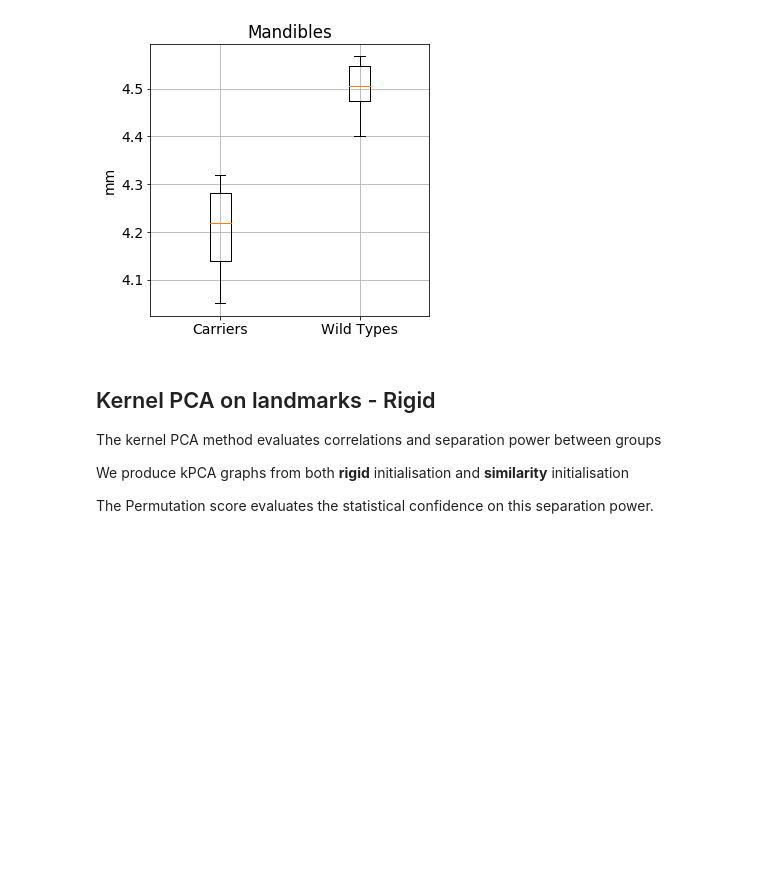
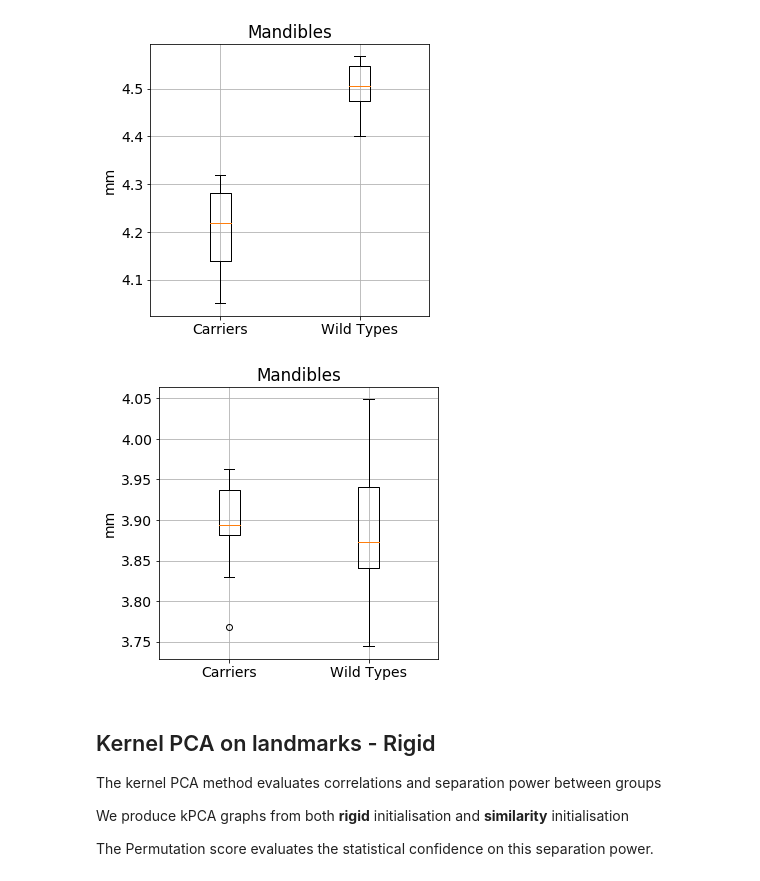
Before and after one commit to marta-vidalgarcia/landmark-free-deformetrica, a Jupyter notebook: paper-figures-mandibles.ipynb, the cells around one changed output. Cells and saved outputs as stored; diff of their text form; code cells hidden in the pictures; blank space fills up the shorter version.

```diff
--- a/paper-figures-mandibles.ipynb
+++ b/paper-figures-mandibles.ipynb
@@ -257,15 +261,20 @@ mpslandmarksfiles = glob('{}{}*.mps'.format(working_directory, os.sep))
 landmarksfiles    = glob('{}{}*.csv'.format(working_directory, os.sep))
 meshfiles         = glob('{}{}*.vtk'.format(working_directory, os.sep))
 
+mpslandmarksfiles.sort()
+landmarksfiles.sort()
+meshfiles.sort()
+
+# mpslandmarksfiles = mpslandmarksfiles[1:]
+# landmarksfiles = landmarksfiles[1:]
+# meshfiles = meshfiles[1:]
+
 # remove already aligned meshes
 meshfiles[:] = [el for el in meshfiles if not (('initial_template.vtk' in el) or ('_r.vtk' in el)) ]
-landmarksfiles[:] = [el for el in landmarksfiles if not ('data.csv' in el)]
+landmarksfiles[:] = [el for el in landmarksfiles if not ('data.csv' in el or 'data_16.csv' in el)]
 
 ### assert similar size and sort lists
 assert(len(meshfiles) == len(landmarksfiles))
-mpslandmarksfiles.sort()
-landmarksfiles.sort()
-meshfiles.sort()
 # %% [markdown]
 ## Align landmarks and meshes (rigid and similarity)
 
@@ -317,6 +350,32 @@ ax.set_ylabel('mm')
 plt.savefig(os.path.join(working_directory, 'centroid-size.pdf'))
 # %% [output]
 [figure]
+# %%
+g1 = df.index[df['GroupId'] < 0].tolist()
+g2 = df.index[df['GroupId'] > 0].tolist()
+
+centroid_sizes = []
+for method in (m_simil,):
+    for groupid in (g2, g1):
+        datasets = [method.GetBlock(idx) for idx in groupid]
+        centroid_sizes.append([centroid_size(vtk_to_numpy(d)) for d in datasets])
+
+labels = ('Carriers', 'Wild Types')
+
+font = {'weight' : 'normal',
+        'size'   : 14}
+
+plt.rc('font', **font)
+
+fig = plt.figure(figsize=[5,5])
+ax = fig.add_subplot(1,1,1)
+ax.grid(which='major', axis='both')
+ax.boxplot(centroid_sizes, labels=labels)
+ax.set_title('Mandibles')
+ax.set_ylabel('mm')
+plt.savefig(os.path.join(working_directory, 'centroid-size.pdf'))
+# %% [output]
+[figure, added]
 # %% [markdown]
 ## Kernel PCA on landmarks - Rigid
 
```
Also changed, not shown: parts of 13 cells of this notebook, 19 other files.
